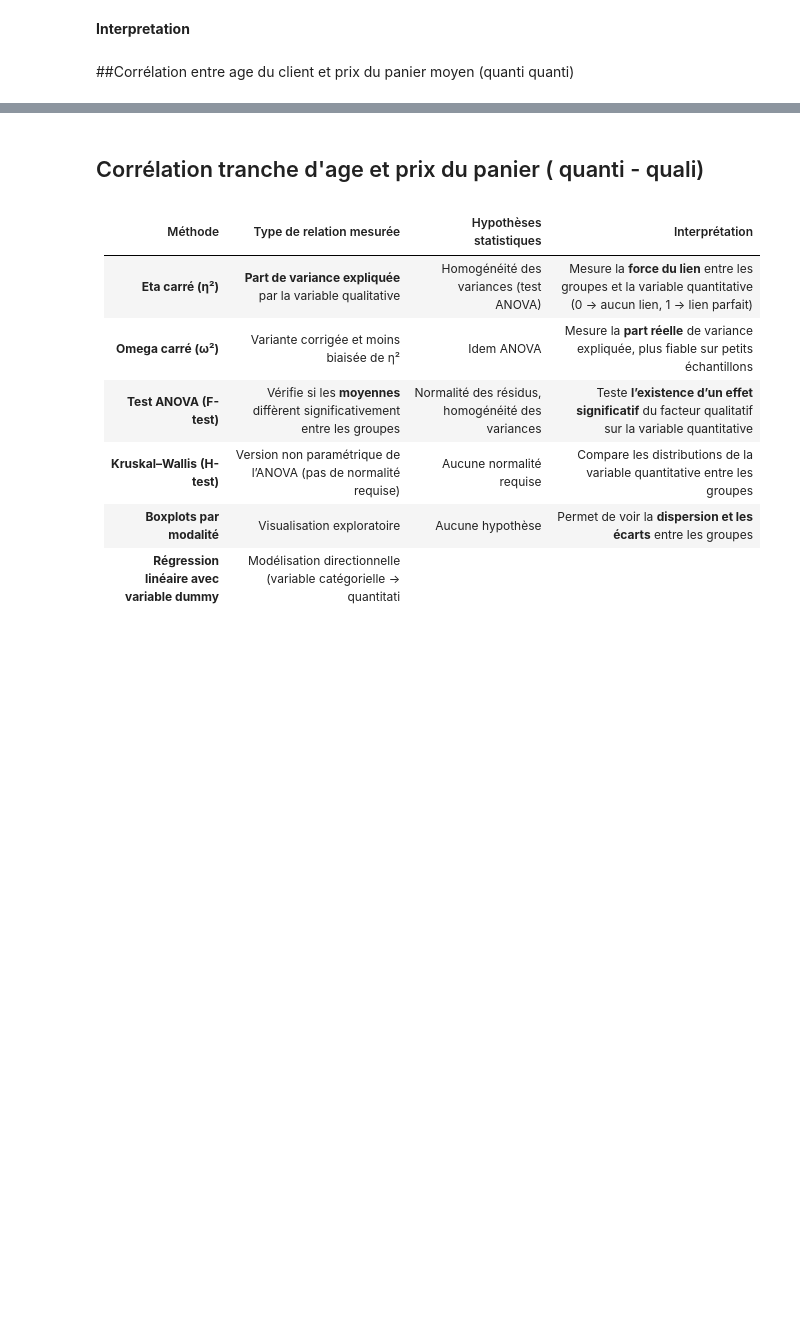
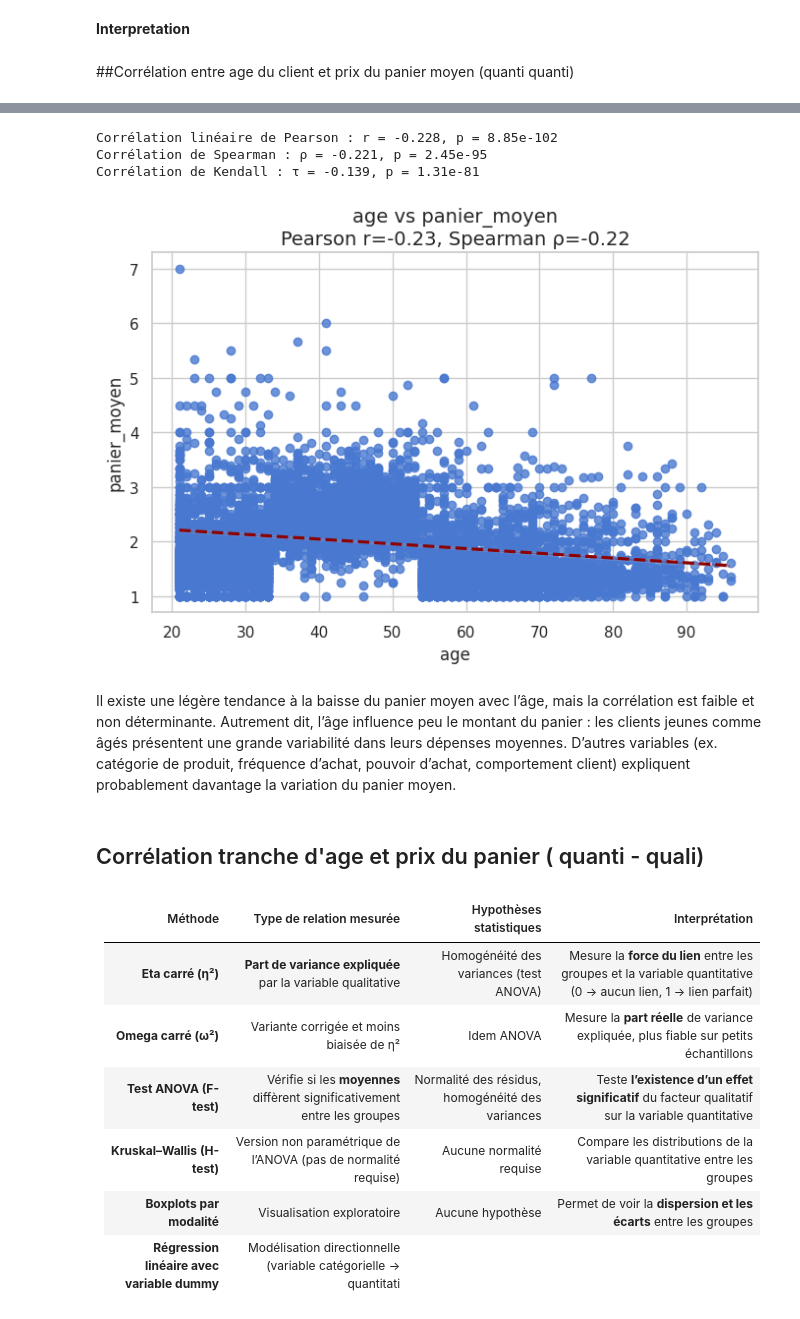
Before and after one commit to dinaglamshowroom/projet-data_oc, a Jupyter notebook: Projet4_Corrélation_3.ipynb, the cells around one changed output, grey strips where cells are left out. Drawn from its saved outputs; the diff is of its cells as text; code cells hidden in the pictures; blank space fills up the shorter version.

```diff
--- a/Projet4_Corrélation_3.ipynb
+++ b/Projet4_Corrélation_3.ipynb
@@ -930,5 +1138,2 @@ panier_by_client.head()
 # %%
 df_clients = panier_by_client.copy()
-# %%
-df_clients["age"] = pd.to_numeric(df_clients["age"], errors="coerce")
-df_clients["panier_moyen"] = pd.to_numeric(df_clients["panier_moyen"], errors="coerce")
@@ -944,3 +1156,41 @@ plt.show()
+# %%
+# ============================
+# CORRÉLATION QUANTI - QUANTI
+# ============================
+
+
+X = "age"       # variable quantitative 1
+Y = "panier_moyen"     # variable quantitative 2
+df =  df_clients.copy()
+
+# 1️⃣ Nettoyage
+df = df[[X, Y]].dropna()
+
+# 2️⃣ Tests de corrélation
+pearson_r, p_pearson = stats.pearsonr(df[X], df[Y])
+spearman_r, p_spearman = stats.spearmanr(df[X], df[Y])
+kendall_t, p_kendall = stats.kendalltau(df[X], df[Y])
+
+# 3️⃣ Résultats
+print(f"Corrélation linéaire de Pearson : r = {pearson_r:.3f}, p = {p_pearson:.3g}")
+print(f"Corrélation de Spearman : ρ = {spearman_r:.3f}, p = {p_spearman:.3g}")
+print(f"Corrélation de Kendall : τ = {kendall_t:.3f}, p = {p_kendall:.3g}")
+
+# 4️⃣ Visualisation
+plt.figure(figsize=(7,5))
+sns.regplot(x=X, y=Y, data=df, line_kws={"color":"darkred","linestyle":"--"})
+plt.title(f"{X} vs {Y}\nPearson r={pearson_r:.2f}, Spearman ρ={spearman_r:.2f}")
+plt.tight_layout()
+plt.show()
+# %% [output]
+Corrélation linéaire de Pearson : r = -0.228, p = 8.85e-102
+Corrélation de Spearman : ρ = -0.221, p = 2.45e-95
+Corrélation de Kendall : τ = -0.139, p = 1.31e-81
+[figure, added]
+# %% [markdown]
+Il existe une légère tendance à la baisse du panier moyen avec l’âge, mais la corrélation est faible et non déterminante.
+Autrement dit, l’âge influence peu le montant du panier : les clients jeunes comme âgés présentent une grande variabilité dans leurs dépenses moyennes.
+D’autres variables (ex. catégorie de produit, fréquence d’achat, pouvoir d’achat, comportement client) expliquent probablement davantage la variation du panier moyen.
 # %% [markdown]
 ## Corrélation tranche d'age et prix du panier ( quanti - quali)
 # %% [markdown]
```
Also changed, not shown: parts of 54 cells of this notebook.
